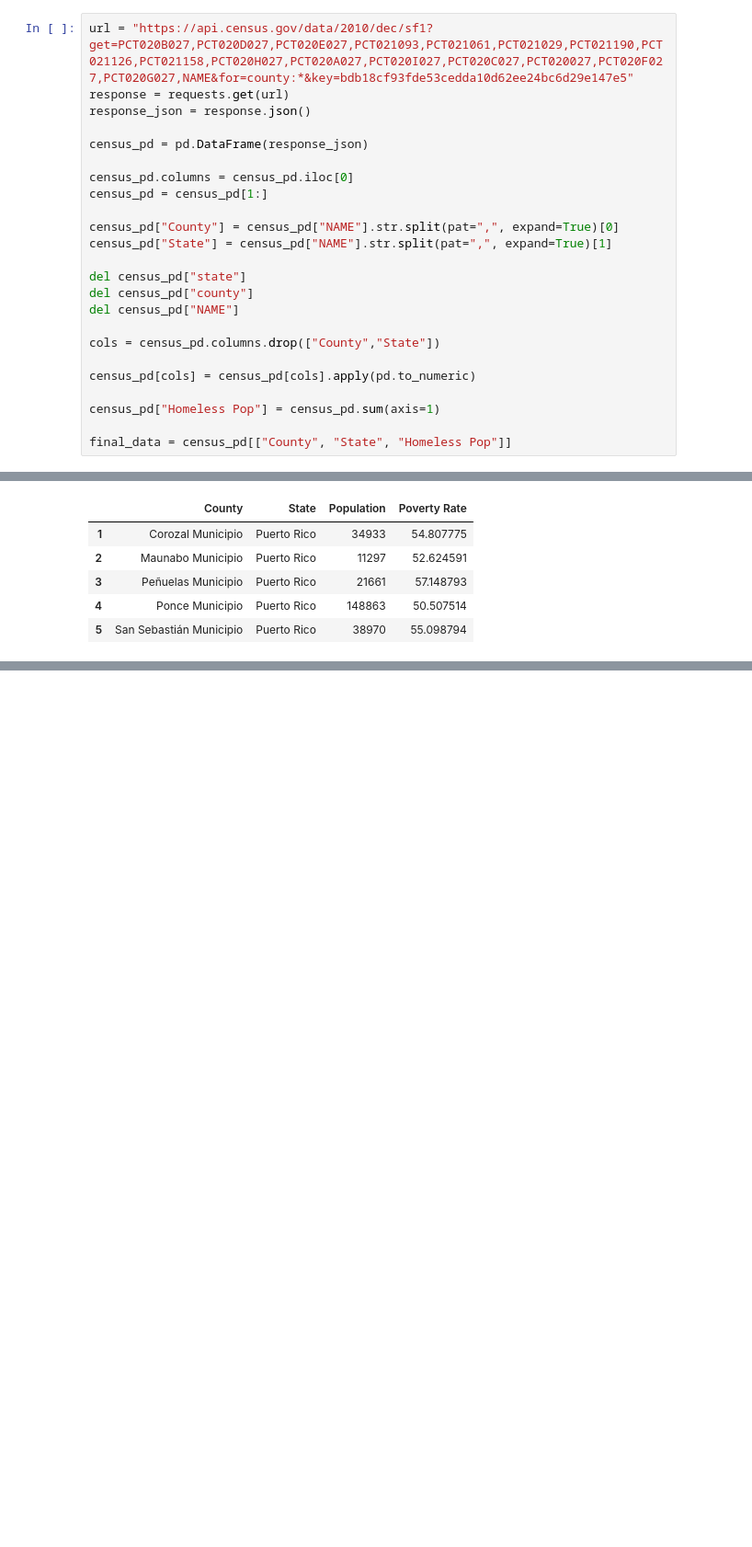
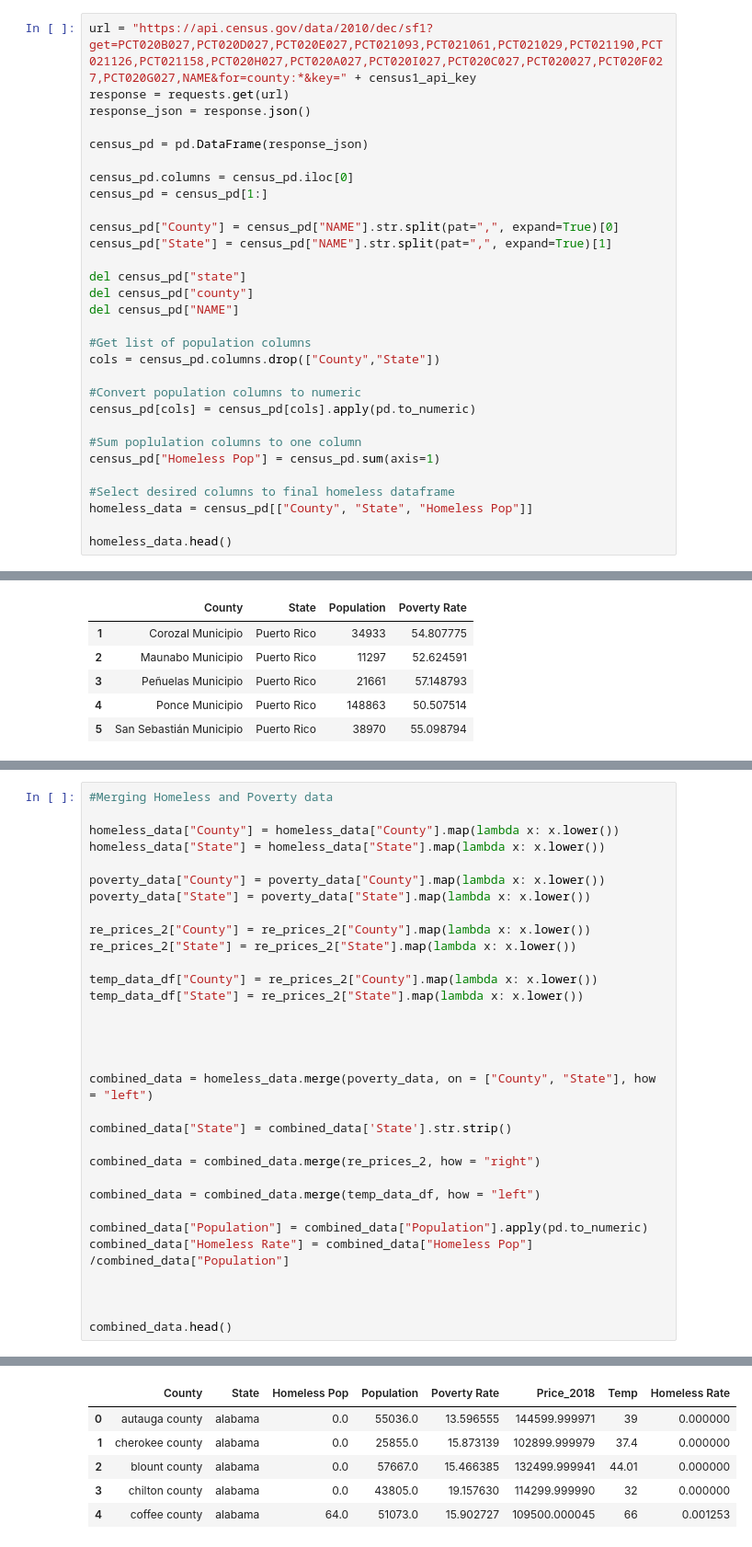
Before and after one commit to sbogdan-sb/Data_Viz_Project, a Jupyter notebook: Homeless_Analysis.ipynb, the cells around one changed output, grey strips where cells are left out. Shown at 92% size. Saved outputs shown, nothing was run; the diff lists cells and outputs as text; blank space fills up the shorter version.

```diff
--- a/Homeless_Analysis.ipynb
+++ b/Homeless_Analysis.ipynb
@@ -13,5 +20,5 @@ import gmaps
 # %%
-url = "https://api.census.gov/data/2010/dec/sf1?get=PCT020B027,PCT020D027,PCT020E027,PCT021093,PCT021061,PCT021029,PCT021190,PCT021126,PCT021158,PCT020H027,PCT020A027,PCT020I027,PCT020C027,PCT020027,PCT020F027,PCT020G027,NAME&for=county:*&key=bdb18cf93fde53cedda10d62ee24bc6d29e147e5"
+url = "https://api.census.gov/data/2010/dec/sf1?get=PCT020B027,PCT020D027,PCT020E027,PCT021093,PCT021061,PCT021029,PCT021190,PCT021126,PCT021158,PCT020H027,PCT020A027,PCT020I027,PCT020C027,PCT020027,PCT020F027,PCT020G027,NAME&for=county:*&key=" + census1_api_key
 response = requests.get(url)
 response_json = response.json()
 
@@ -27,10 +34,16 @@ del census_pd["state"]
 del census_pd["county"]
 del census_pd["NAME"]
 
+#Get list of population columns
 cols = census_pd.columns.drop(["County","State"])
 
+#Convert population columns to numeric
 census_pd[cols] = census_pd[cols].apply(pd.to_numeric)
 
+#Sum poplulation columns to one column
 census_pd["Homeless Pop"] = census_pd.sum(axis=1)
 
-final_data = census_pd[["County", "State", "Homeless Pop"]]
+#Select desired columns to final homeless dataframe
+homeless_data = census_pd[["County", "State", "Homeless Pop"]]
+
+homeless_data.head()
@@ -168,0 +239,33 @@ combined_data.head(20)
+# %%
+#Merging Homeless and Poverty data
+
+homeless_data["County"] = homeless_data["County"].map(lambda x: x.lower())
+homeless_data["State"] = homeless_data["State"].map(lambda x: x.lower())
+
+poverty_data["County"] = poverty_data["County"].map(lambda x: x.lower())
+poverty_data["State"] = poverty_data["State"].map(lambda x: x.lower())
+
+re_prices_2["County"] = re_prices_2["County"].map(lambda x: x.lower())
+re_prices_2["State"] = re_prices_2["State"].map(lambda x: x.lower())
+
+temp_data_df["County"] = re_prices_2["County"].map(lambda x: x.lower())
+temp_data_df["State"] = re_prices_2["State"].map(lambda x: x.lower())
+
+
+
+
+combined_data = homeless_data.merge(poverty_data, on = ["County", "State"], how = "left")
+
+combined_data["State"] = combined_data['State'].str.strip()
+
+combined_data = combined_data.merge(re_prices_2, how = "right")
+
+combined_data = combined_data.merge(temp_data_df, how = "left")
+
+combined_data["Population"] = combined_data["Population"].apply(pd.to_numeric)
+combined_data["Homeless Rate"] = combined_data["Homeless Pop"] /combined_data["Population"]
+
+
+
+combined_data.head()
+# %% [output]
@@ -168,0 +292,6 @@ combined_data.head(20)
+|  | County | State | Homeless Pop | Population | Poverty Rate | Price_2018 | Temp | Homeless Rate |
+| 0 | autauga county | alabama | 0.0 | 55036.0 | 13.596555 | 144599.999971 | 39 | 0.000000 |
+| 1 | cherokee county | alabama | 0.0 | 25855.0 | 15.873139 | 102899.999979 | 37.4 | 0.000000 |
+| 2 | blount county | alabama | 0.0 | 57667.0 | 15.466385 | 132499.999941 | 44.01 | 0.000000 |
+| 3 | chilton county | alabama | 0.0 | 43805.0 | 19.157630 | 114299.999990 | 32 | 0.000000 |
+| 4 | coffee county | alabama | 64.0 | 51073.0 | 15.902727 | 109500.000045 | 66 | 0.001253 |
```
Also changed, not shown: parts of 27 cells of this notebook, 3 other files.
